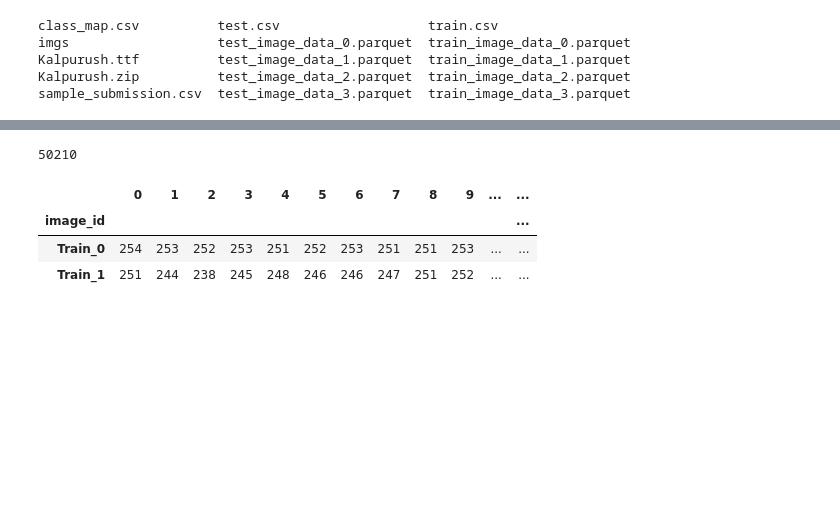
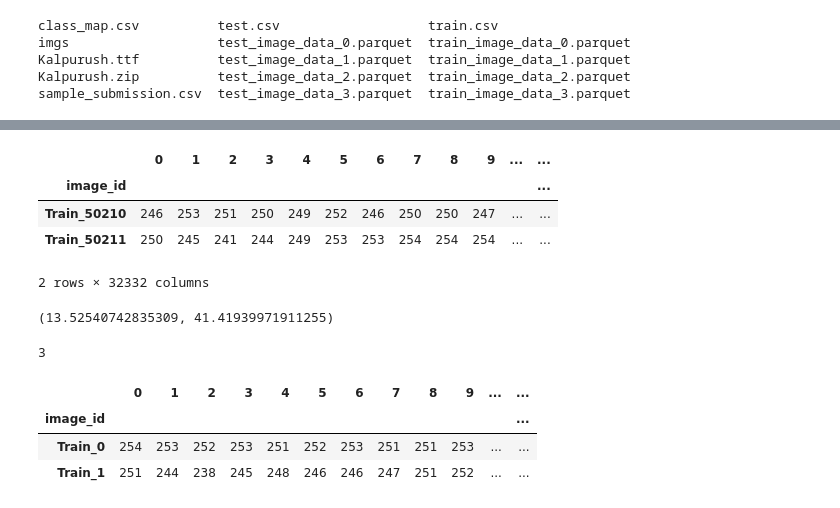
Before and after one commit to ravich3373/Bengali_grapheme, a Jupyter notebook: paraqueet_2_images.ipynb, the cells around one changed output, grey strips where cells are left out. Saved outputs shown, nothing was run; the diff lists cells and outputs as text; code cells hidden in the pictures; blank space fills up the shorter version.

```diff
--- a/paraqueet_2_images.ipynb
+++ b/paraqueet_2_images.ipynb
@@ -27,7 +41,22 @@ df1.head(2)
+# %%
+df1 = pd.read_parquet("data/train_image_data_1.parquet")
+df1.set_index("image_id",inplace=True)
+# %%
+df1.head(2)
+# %% [output]
+|  | 0 | 1 | 2 | 3 | 4 | 5 | 6 | 7 | 8 | 9 | ... | ... |
+| image_id |  |  |  |  |  |  |  |  |  |  |  | ... |
+| Train_50210 | 246 | 253 | 251 | 250 | 249 | 252 | 246 | 250 | 250 | 247 | ... | ... |
+| Train_50211 | 250 | 245 | 241 | 244 | 249 | 253 | 253 | 254 | 254 | 254 | ... | ... |
+2 rows × 32332 columns
+# %%
+(255-df1).mean(1).mean(),(255-df1).std(1).mean()
+# %% [output]
+(13.52540742835309, 41.41939971911255)
 # %%
 len(df1)
 # %% [output]
-50210
+3
 # %%
 height = 137
 width = 236
```
Also changed, not shown: parts of 7 cells of this notebook, 27 other files.
